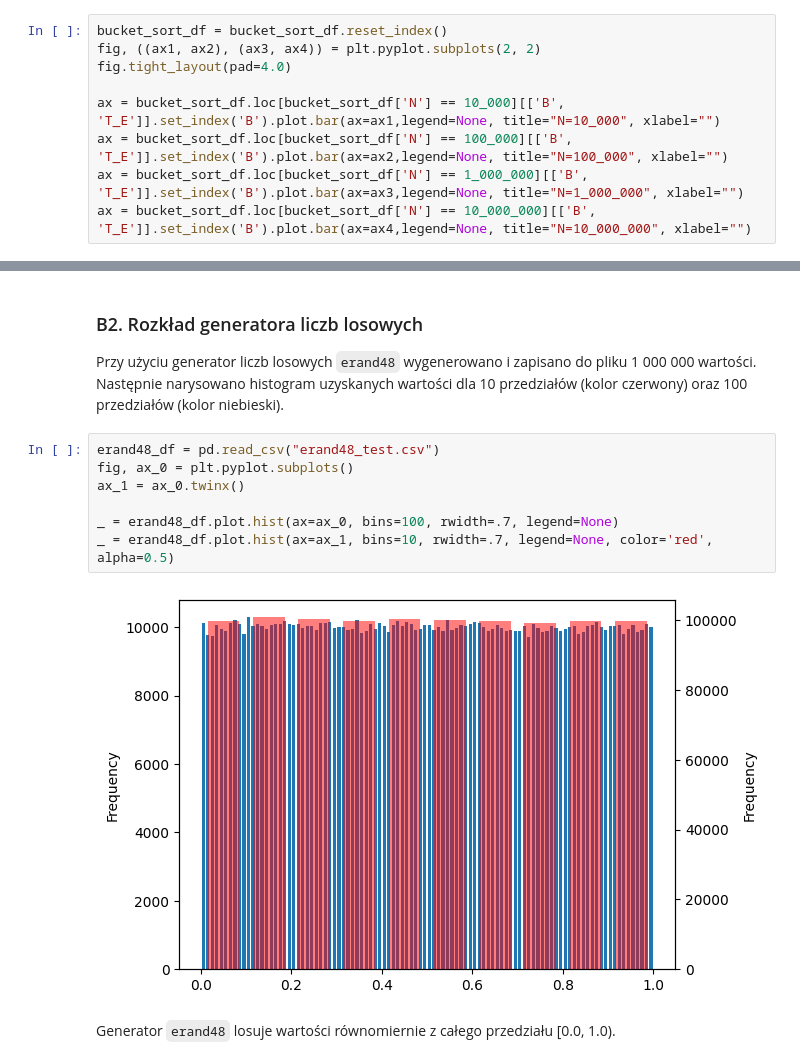
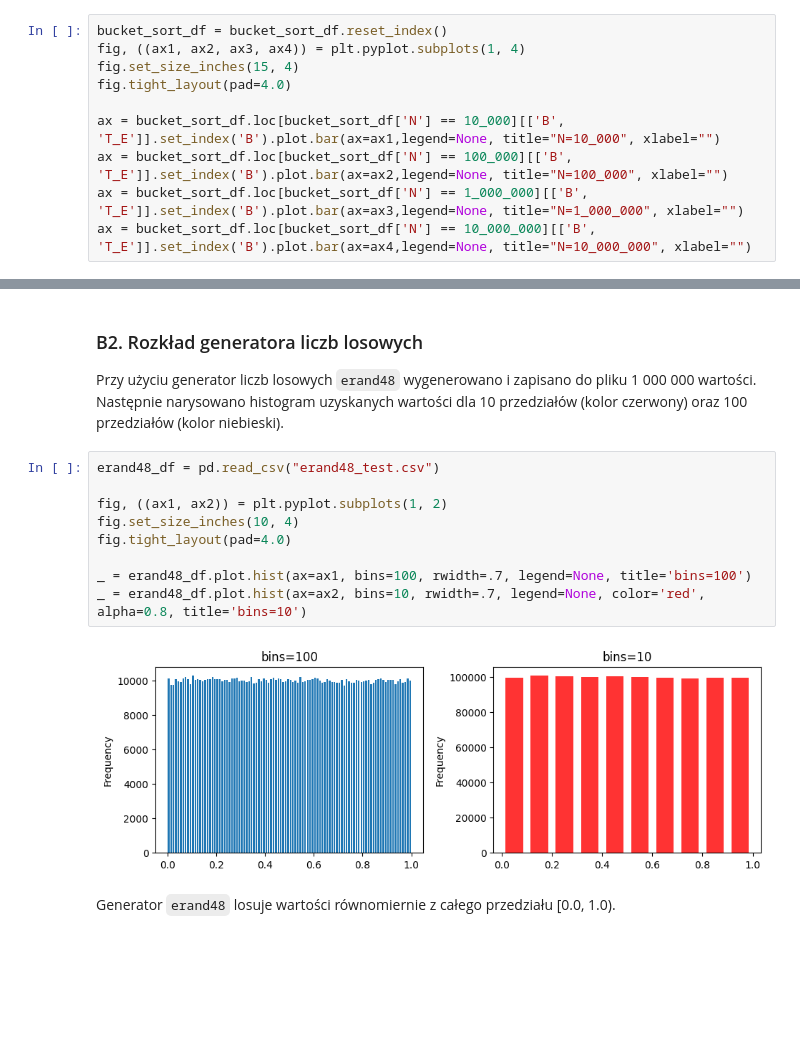
Before and after one commit to aklekowski/agh-mpr, a Jupyter notebook: [MPR]_openMP.ipynb, the cells around one changed output, grey strips where cells are left out. Cells and saved outputs as stored; diff of their text form; blank space fills up the shorter version.

```diff
--- a/[MPR]_openMP.ipynb
+++ b/[MPR]_openMP.ipynb
@@ -45,7 +47,8 @@ bucket_sort_df.head(16)
 |  | 10000 | 2.160757 |
 # %%
 bucket_sort_df = bucket_sort_df.reset_index()
-fig, ((ax1, ax2), (ax3, ax4)) = plt.pyplot.subplots(2, 2)
+fig, ((ax1, ax2, ax3, ax4)) = plt.pyplot.subplots(1, 4)
+fig.set_size_inches(15, 4)
 fig.tight_layout(pad=4.0)
 
 ax = bucket_sort_df.loc[bucket_sort_df['N'] == 10_000][['B', 'T_E']].set_index('B').plot.bar(ax=ax1,legend=None, title="N=10_000", xlabel="")
@@ -62,13 +65,15 @@ Zwiększanie liczby kubełków zmniejszyło czas sortowania dla każdego rozmiar
 Przy użyciu generator liczb losowych `erand48` wygenerowano i zapisano do pliku 1 000 000 wartości. Następnie narysowano histogram uzyskanych wartości dla 10 przedziałów (kolor czerwony) oraz 100 przedziałów (kolor niebieski).
 # %%
 erand48_df = pd.read_csv("erand48_test.csv")
-fig, ax_0 = plt.pyplot.subplots()
-ax_1 = ax_0.twinx()
 
-_ = erand48_df.plot.hist(ax=ax_0, bins=100, rwidth=.7, legend=None)
-_ = erand48_df.plot.hist(ax=ax_1, bins=10, rwidth=.7, legend=None, color='red', alpha=0.5)
+fig, ((ax1, ax2)) = plt.pyplot.subplots(1, 2)
+fig.set_size_inches(10, 4)
+fig.tight_layout(pad=4.0)
+
+_ = erand48_df.plot.hist(ax=ax1, bins=100, rwidth=.7, legend=None, title='bins=100')
+_ = erand48_df.plot.hist(ax=ax2, bins=10, rwidth=.7, legend=None, color='red', alpha=0.8, title='bins=10')
 # %% [output]
-[figure, old version]
+[figure, new version]
 # %% [markdown]
 Generator `erand48` losuje wartości równomiernie z całego przedziału [0.0, 1.0).
 # %% [markdown]
```
Also changed, not shown: parts of 2 cells of this notebook.
